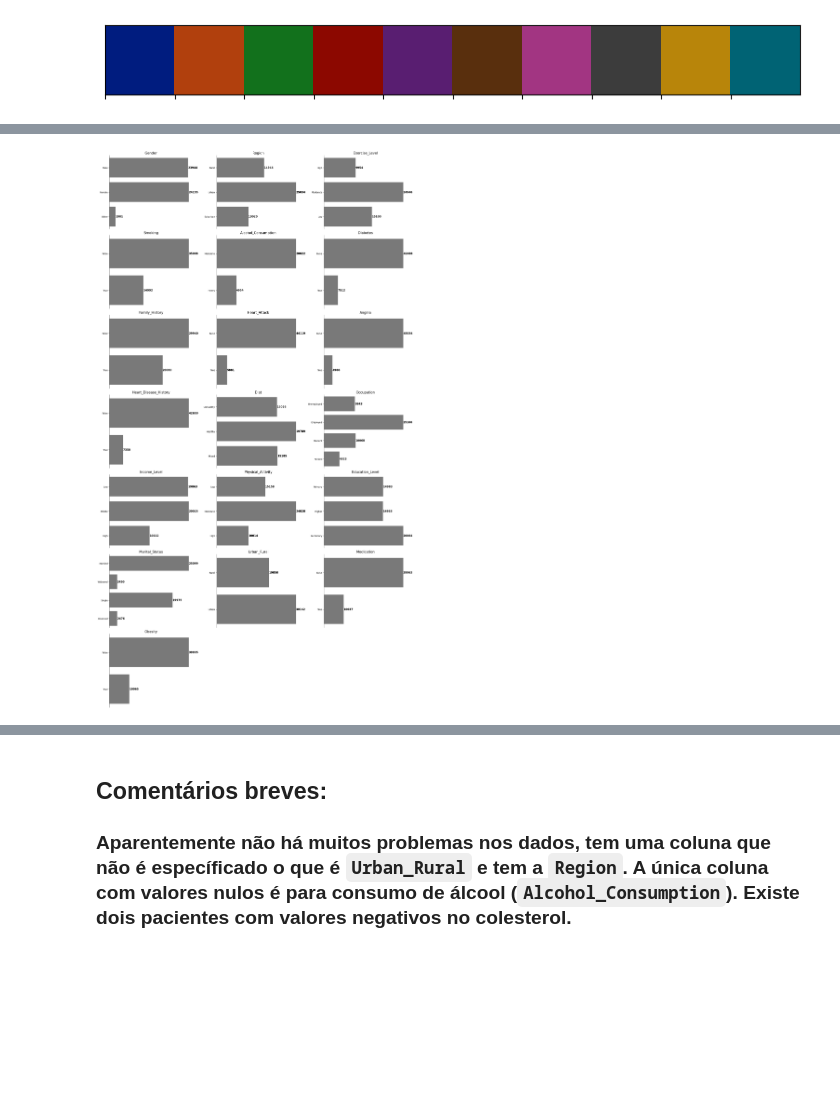
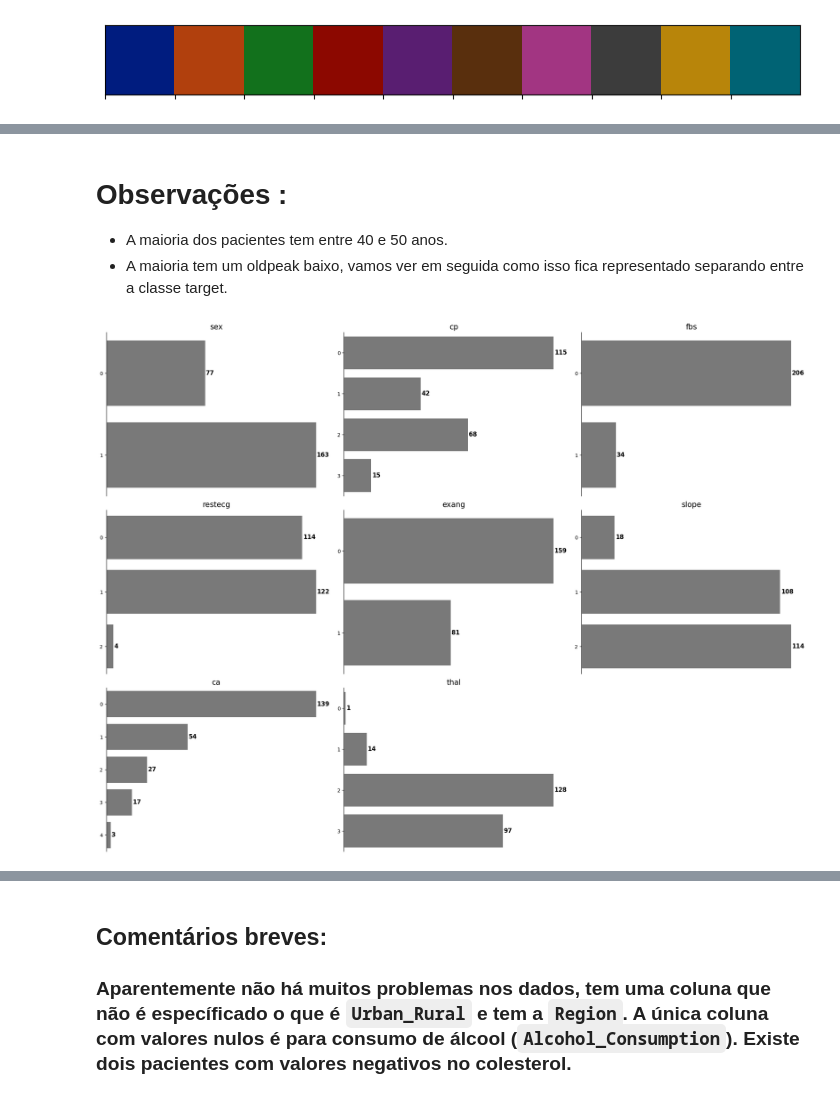
Before and after one commit to Gui-Leao/Heart-Attack-Prediction, a Jupyter notebook: EDA.ipynb, the cells around one changed output, grey strips where cells are left out. Saved outputs shown, nothing was run; the diff lists cells and outputs as text; code cells hidden in the pictures; blank space fills up the shorter version.

```diff
--- a/EDA.ipynb
+++ b/EDA.ipynb
@@ -278,7 +176,7 @@ df.drop(['ID'],axis = 1,inplace=True)
 # %%
 # Separando as colunas e cada tipo
-categorical_features = df.select_dtypes(['object','bool']).columns.tolist()
-numerical_features = df.select_dtypes('number').columns.tolist()
+categorical_features = ['sex','cp','fbs','restecg','exang','slope','ca','thal']
+numerical_features = df.drop(columns=categorical_features + ['target']).columns
 
 print(f"Essas são as variáveis categoricas tamanho {len(categorical_features)}:\n {categorical_features}")
 print(f"Essas são as variáveis numéricas {len(numerical_features)}:\n {numerical_features}")
@@ -290,3 +188,8 @@ Essas são as variáveis numéricas 10:
+# %%
+X = df.drop(columns=['target'])
+y = df['target'].copy()
+
+X_train, X_test, y_train, y_test = train_test_split(X, y, test_size=0.2, stratify=y, random_state=42)
 # %%
 for categorical in categorical_features:
     print('-'*20)
@@ -312,12 +219,14 @@ Name: proportion, dtype: float64
+# %%
+df_train = pd.concat([X_train,y_train],axis=1)
 # %%
-df_heart_atck = df['Heart_Attack'].value_counts()
-df_heart_atck = df_heart_atck.reset_index()
+df_heart_disease = df_train['target'].value_counts()
+df_heart_disease = df_heart_disease.reset_index()
 
-ax = sns.barplot(x='Heart_Attack',y='count',data=df_heart_atck,palette='muted',legend=False)
+ax = sns.barplot(x='target',y='count',data=df_heart_disease,palette='muted',legend=False)
 ax.set_xlabel('')
 ax.yaxis.set_visible(False)
-ax.set_title('Desbalanceamento das classes',fontsize=15)
-ax.set_xticks(range(2),['Não tiveram ataque','Tiveram ataque'])
+ax.set_title('Balanceamento entre as classes',fontsize=15)
+ax.set_xticks(range(2),['Não tiveram doença','Tiveram doença'])
 ax.set_xticklabels(ax.get_xticklabels(), fontsize=15)
 
 ax.spines['top'].set_visible(False)
@@ -439,38 +295,42 @@ array([<Axes: title={'center': 'Contagem de Gender'}, xlabel='Gender', ylabel='c
+# %% [markdown]
+# Observações :
+- A maioria dos pacientes tem entre 40 e 50 anos.
+- A maioria tem um oldpeak baixo, vamos ver em seguida como isso fica representado separando entre a classe target.
 # %%
 num_vars = len(categorical_features)
 num_cols = 3
 num_rows = (num_vars // num_cols) + (1 if num_vars % num_cols != 0 else 0)
 
 # Criando uma figura com subplots
 fig, axes = plt.subplots(num_rows, num_cols, figsize=(20, 5 * num_rows))
 axes = axes.flatten()
 
 # Loop para plotar cada variável categórica
 for num, feature in enumerate(categorical_features):
-    sns.countplot(y=feature, data=df, ax=axes[num],color="#797979")
+    sns.countplot(y=feature, data=X_train, ax=axes[num],color="#797979")
     axes[num].set_title(f'{feature}',fontsize= 15)
     axes[num].set_xlabel("")
     axes[num].set_ylabel("")
     axes[num].spines["top"].set_visible(False)
     axes[num].spines["right"].set_visible(False)
     axes[num].spines["bottom"].set_visible(False)
     axes[num].tick_params(axis='x', which='both', bottom=False, labelbottom=False)
 
 
     for bar in axes[num].patches:
         count = bar.get_width()
         x = count + 0.5  # Centralizar o rótulo na barra
         y = bar.get_y() + bar.get_height() / 2  # Centralizar o rótulo verticalmente
         axes[num].text(x, y, f'{int(count)}', ha='left', va='center', fontsize=12, color='black',fontweight='bold')
 
 # Removendo gráficos vazios
 for i in range(num_vars, len(axes)):
     axes[i].axis("off")
 
 plt.tight_layout()
 plt.show()
 # %% [output]
-[figure, old version]
+[figure, new version]
 # %%
 num_vars = len(numerical_features)
 num_cols = 3
```
Also changed, not shown: parts of 22 cells of this notebook, 1 other file.
